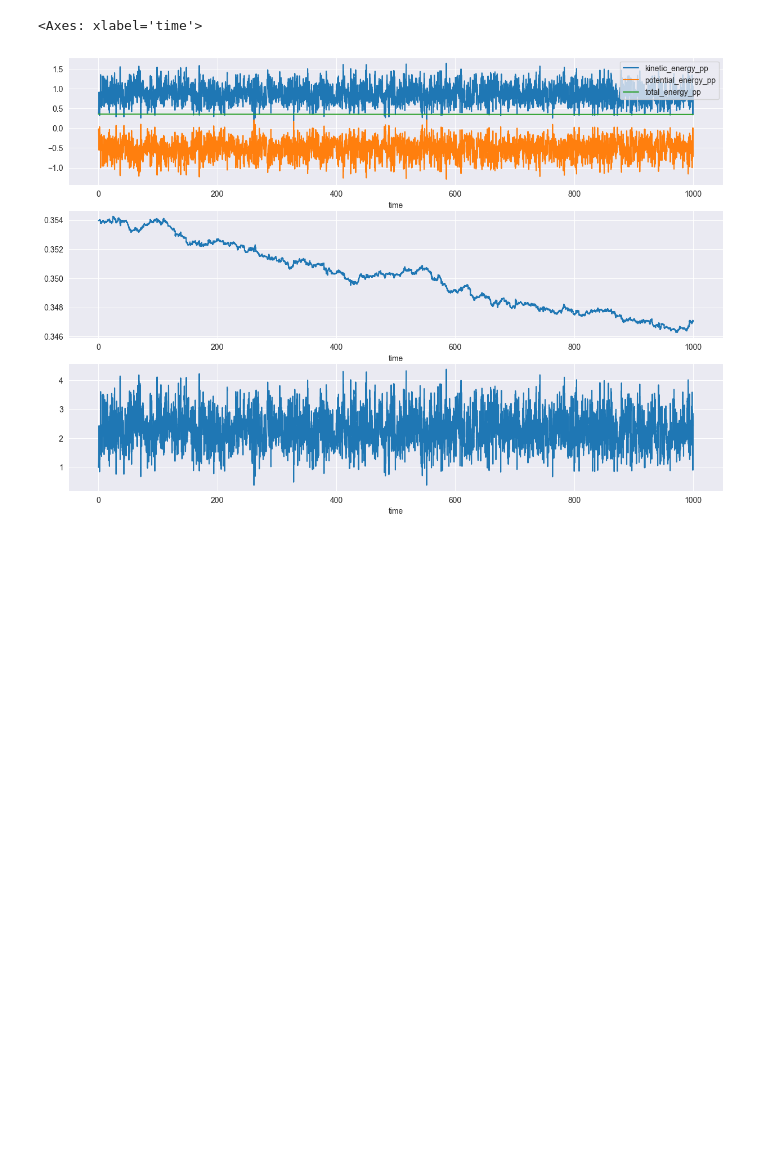
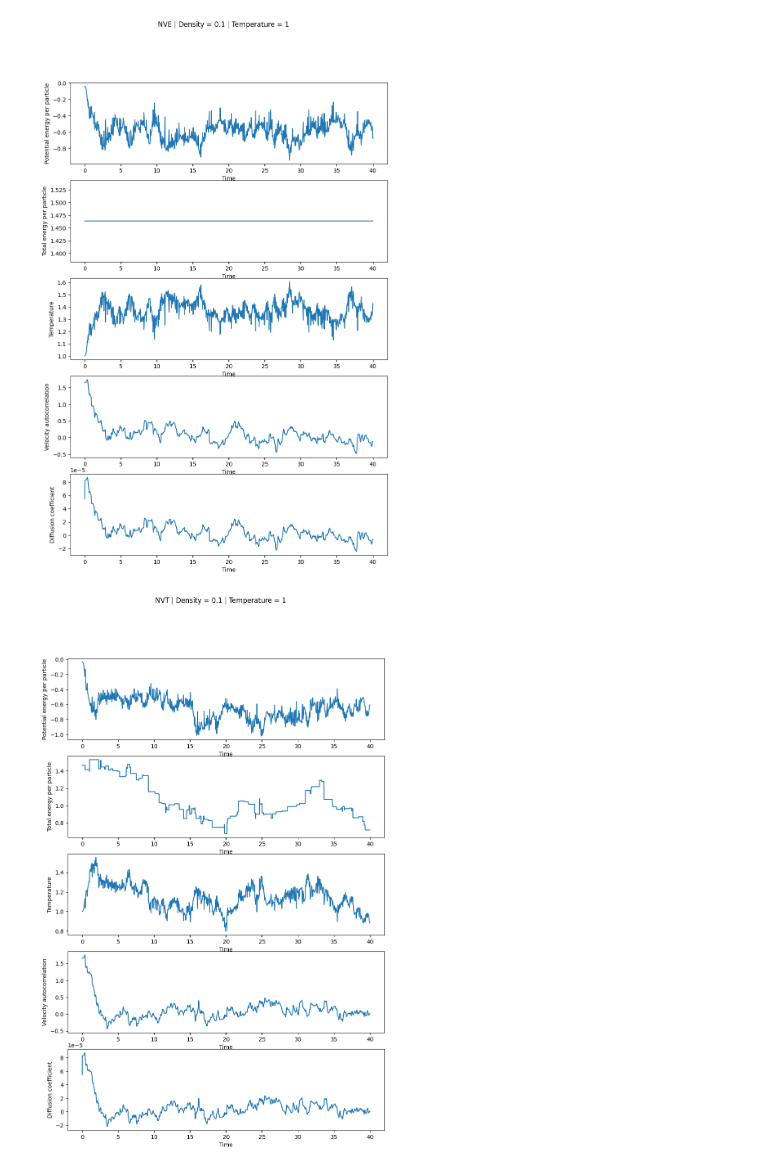
Before and after one commit to georgesmyr/ModSim, a Jupyter notebook: MolecularDynamics/statistics/statistics.ipynb, the cells around one changed output. Drawn from its saved outputs; the diff is of its cells as text; code cells hidden in the pictures; blank space fills up the shorter version.

```diff
--- a/MolecularDynamics/statistics/statistics.ipynb
+++ b/MolecularDynamics/statistics/statistics.ipynb
@@ -1,13 +1,3 @@
 # %%
 import pandas as pd
 import matplotlib.pyplot as plt
-# %%
-energies = pd.read_csv('energies.csv').set_index("time")
-energies.head()
-fig, axes= plt.subplots(nrows=3, figsize=(15, 10))
-energies[['kinetic_energy_pp','potential_energy_pp','total_energy_pp']].plot(ax = axes[0])
-energies['total_energy_pp'].plot(ax = axes[1])
-energies['temperature'].plot(ax = axes[2])
-# %% [output]
-<Axes: xlabel='time'>
-[figure, removed]
@@ -13,0 +59,17 @@ energies['temperature'].plot(ax = axes[2])
+# %%
+titles = {'statistics_01_1_01_NVE.csv' : 'NVE | Density = 0.1 | Temperature = 1',
+          'statistics_01_1_01_NVT.csv' : 'NVT | Density = 0.1 | Temperature = 1',
+          'statistics_01_025_01_NVE.csv' : 'NVE | Density = 0.1 | Temperature = 0.25',
+          'statistics_01_025_01_NVT.csv' : 'NVT | Density = 0.1 | Temperature = 0.25',
+          'statistics_12_1_01_NVE.csv' : 'NVE | Density = 1.2 | Temperature = 1',
+          'statistics_12_1_01_NVT.csv' : 'NVT | Density = 1.2 | Temperature = 1',
+          'statistics_0025_125_01_NVE.csv' : 'NVE | Density = 0.025 | Temperature = 1.25',
+          'statistics_0025_125_01_NVT.csv' : 'NVT | Density = 0.025 | Temperature = 1.25',
+          'statistics_085_1_01_NVE.csv' : 'NVE | Density = 0.85 | Temperature = 1',
+          'statistics_085_1_01_NVT.csv' : 'NVT | Density = 0.85 | Temperature = 1'}
+# %%
+for file, title in titles.items():
+    plot_summary(file, title)
+# %% [output]
+[figure, added]
+[figure, added]
```
Also changed, not shown: parts of 2 cells of this notebook, 36 other files.
